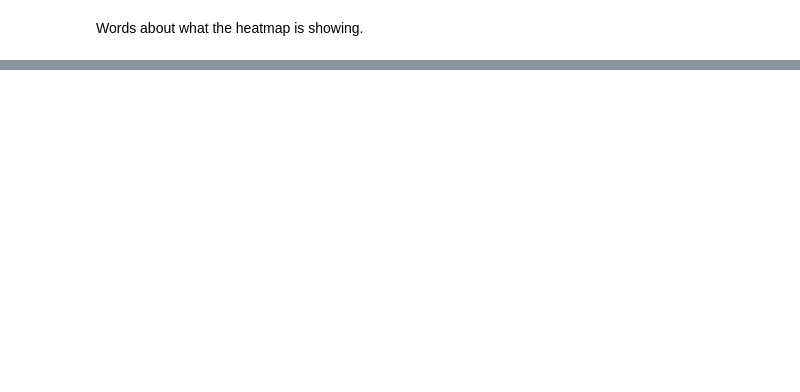
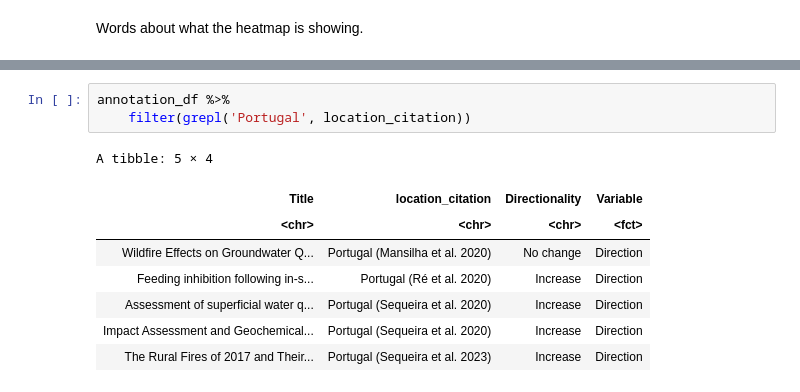
Before and after one commit to Ragerlab/2026_Willeford_et_al_Wildfire-mobilization-of-arsenic-into-water-resources-A-scoping-review-of-curr, a Jupyter notebook: Figure 3.ipynb, the cells around one changed output, grey strips where cells are left out. Cells and saved outputs as stored; diff of their text form; blank space fills up the shorter version.

```diff
--- a/Figure 3.ipynb
+++ b/Figure 3.ipynb
@@ -154 +156,13 @@ A tibble: 6 × 3
+# %%
+annotation_df %>%
+    filter(grepl('Portugal', location_citation))
+# %% [output]
+A tibble: 5 × 4
+| Title | location_citation | Directionality | Variable |
+| <chr> | <chr> | <chr> | <fct> |
+| Wildfire Effects on Groundwater Q... | Portugal (Mansilha et al. 2020) | No change | Direction |
+| Feeding inhibition following in-s... | Portugal (Ré et al. 2020) | Increase | Direction |
+| Assessment of superficial water q... | Portugal (Sequeira et al. 2020) | Increase | Direction |
+| Impact Assessment and Geochemical... | Portugal (Sequeira et al. 2020) | Increase | Direction |
+| The Rural Fires of 2017 and Their... | Portugal (Sequeira et al. 2023) | Increase | Direction |
 # %%
```
Also changed, not shown: parts of 4 cells of this notebook.
